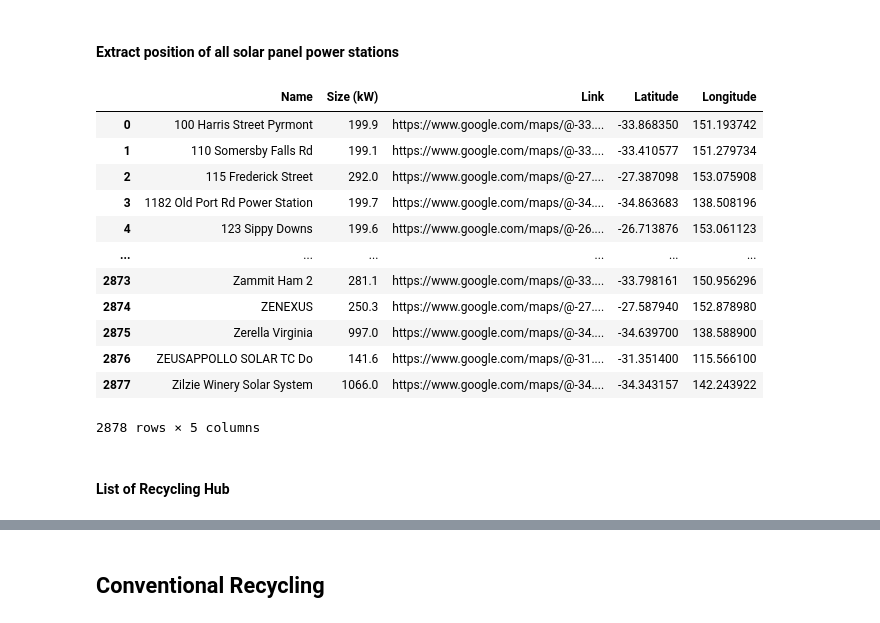
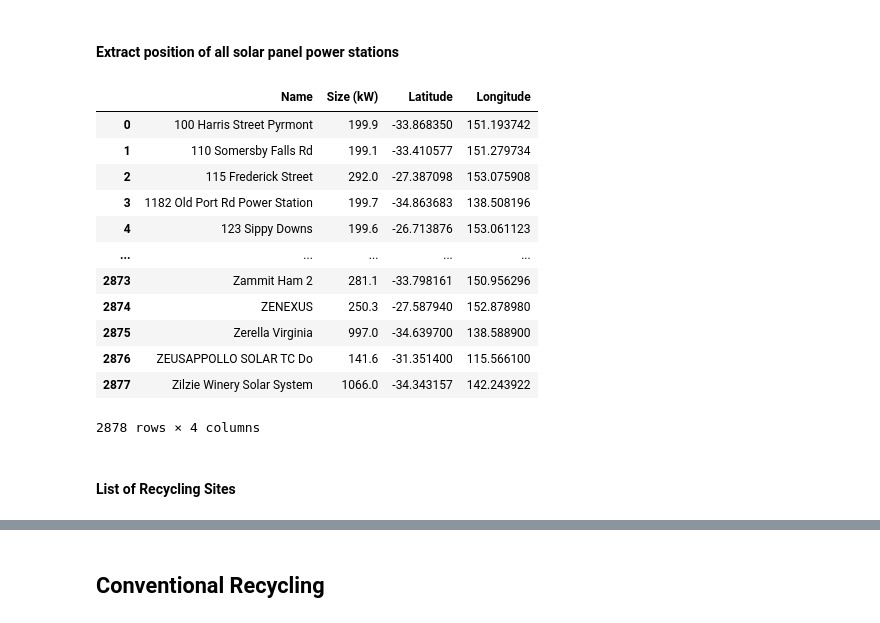
Before and after one commit to 12Riana/Calc_Transport_EoL, a Jupyter notebook: code.ipynb, the cells around one changed output, grey strips where cells are left out. Drawn from its saved outputs; the diff is of its cells as text; code cells hidden in the pictures.

```diff
--- a/code.ipynb
+++ b/code.ipynb
@@ -71,64 +86,61 @@ import pandas as pd
 from bs4 import BeautifulSoup
 import re
 
-# 1. Load the HTML content from your saved .txt file
+# Load the HTML content from your saved .txt file
 with open('power_stations.txt', 'r', encoding='utf-8') as file:
     soup = BeautifulSoup(file.read(), 'html.parser')
 
-# 2. Find the table containing the data
+# Find the table containing the data
 table = soup.find('table', class_='power-stations-data-table')
 data = []
 
-# 3. Loop through every row in the table body
+# Loop through every row in the table body
 for row in table.find('tbody').find_all('tr'):
     cols = row.find_all('td')
 
     # Ensure the row has the correct number of columns
     if len(cols) >= 8:
         name = cols[0].text.strip()
         size = cols[3].text.strip()
 
         # Extract the raw link exactly as it is written in your HTML
         link_tag = cols[7].find('a')
         link = link_tag['href'] if link_tag and 'href' in link_tag.attrs else None
 
         lat, lon = None, None
 
-        # 4. Use Regex to extract the coordinates directly from the link string
+        # Use Regex to extract the coordinates directly from the link string
         if link:
-            # This looks for the '@' symbol, grabs the negative/positive decimal,
-            # skips the comma, and grabs the second decimal.
             coords_match = re.search(r'@([-]?\d+\.\d+),([-]?\d+\.\d+)', link)
 
             if coords_match:
                 lat = float(coords_match.group(1))
                 lon = float(coords_match.group(2))
 
         # Append the extracted info to our list
         data.append({
             'Name': name,
             'Size (kW)': size,
-            'Link': link,
             'Latitude': lat,
             'Longitude': lon
         })
+
+# Convert to a Pandas DataFrame
+list_ps = pd.DataFrame(data)
+list_ps
+# %% [output]
+|  | Name | Size (kW) | Latitude | Longitude |
+| 0 | 100 Harris Street Pyrmont | 199.9 | -33.868350 | 151.193742 |
+| 1 | 110 Somersby Falls Rd | 199.1 | -33.410577 | 151.279734 |
+| 2 | 115 Frederick Street | 292.0 | -27.387098 | 153.075908 |
+| 3 | 1182 Old Port Rd Power Station | 199.7 | -34.863683 | 138.508196 |
+| 4 | 123 Sippy Downs | 199.6 | -26.713876 | 153.061123 |
+| ... | ... | ... | ... | ... |
+| 2873 | Zammit Ham 2 | 281.1 | -33.798161 | 150.956296 |
+| 2874 | ZENEXUS | 250.3 | -27.587940 | 152.878980 |
+| 2875 | Zerella Virginia | 997.0 | -34.639700 | 138.588900 |
+| 2876 | ZEUSAPPOLLO SOLAR TC Do | 141.6 | -31.351400 | 115.566100 |
+| 2877 | Zilzie Winery Solar System | 1066.0 | -34.343157 | 142.243922 |
+2878 rows × 4 columns
-# %%
-# Convert to a Pandas DataFrame
-df = pd.DataFrame(data)
-df
-# %% [output]
-|  | Name | Size (kW) | Link | Latitude | Longitude |
-| 0 | 100 Harris Street Pyrmont | 199.9 | https://www.google.com/maps/@-33.... | -33.868350 | 151.193742 |
-| 1 | 110 Somersby Falls Rd | 199.1 | https://www.google.com/maps/@-33.... | -33.410577 | 151.279734 |
-| 2 | 115 Frederick Street | 292.0 | https://www.google.com/maps/@-27.... | -27.387098 | 153.075908 |
-| 3 | 1182 Old Port Rd Power Station | 199.7 | https://www.google.com/maps/@-34.... | -34.863683 | 138.508196 |
-| 4 | 123 Sippy Downs | 199.6 | https://www.google.com/maps/@-26.... | -26.713876 | 153.061123 |
-| ... | ... | ... | ... | ... | ... |
-| 2873 | Zammit Ham 2 | 281.1 | https://www.google.com/maps/@-33.... | -33.798161 | 150.956296 |
-| 2874 | ZENEXUS | 250.3 | https://www.google.com/maps/@-27.... | -27.587940 | 152.878980 |
-| 2875 | Zerella Virginia | 997.0 | https://www.google.com/maps/@-34.... | -34.639700 | 138.588900 |
-| 2876 | ZEUSAPPOLLO SOLAR TC Do | 141.6 | https://www.google.com/maps/@-31.... | -31.351400 | 115.566100 |
-| 2877 | Zilzie Winery Solar System | 1066.0 | https://www.google.com/maps/@-34.... | -34.343157 | 142.243922 |
-2878 rows × 5 columns
 # %% [markdown]
-#### List of Recycling Hub
+#### List of Recycling Sites
```
Also changed, not shown: parts of 20 cells of this notebook, 1 other file.
